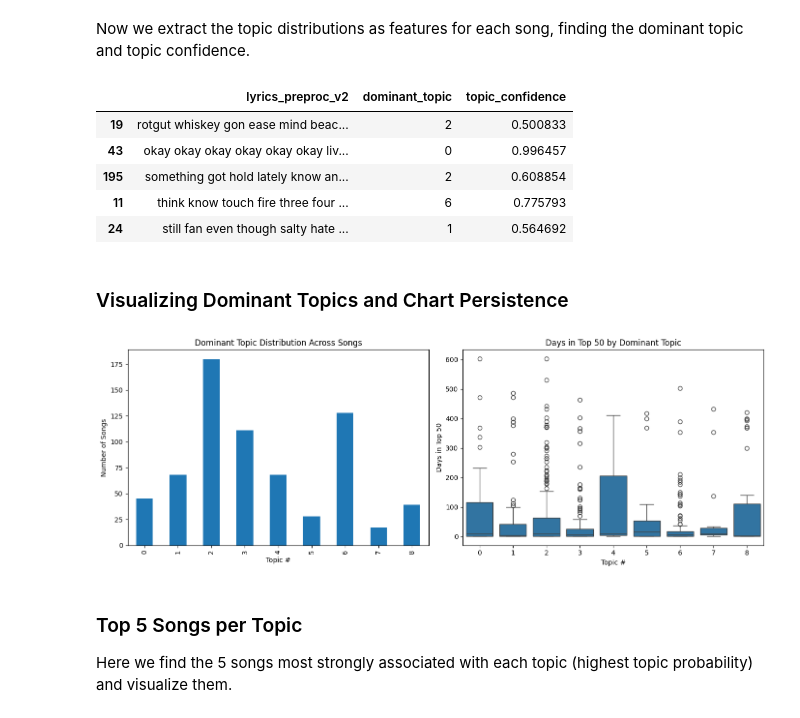
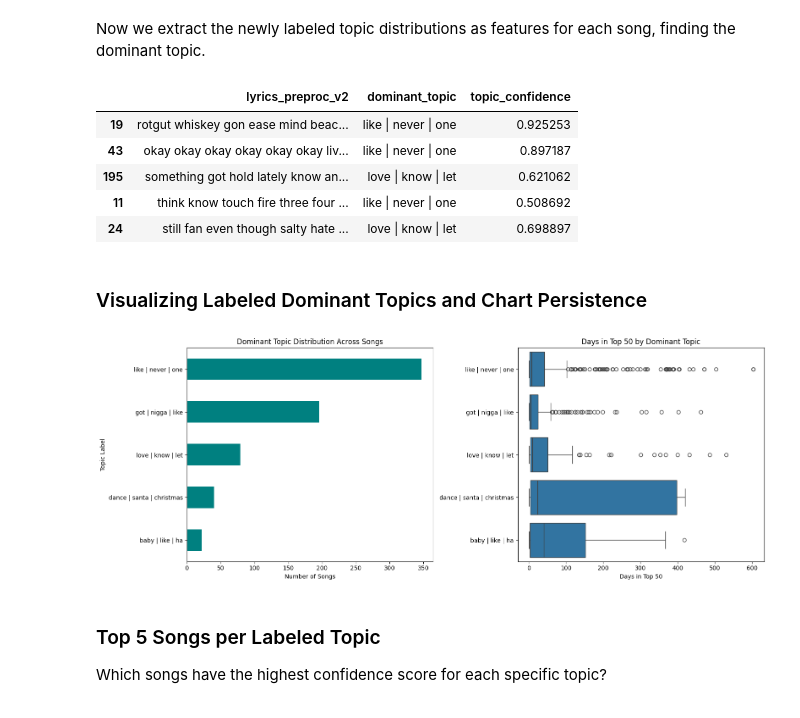
Before and after one commit to Manzife/Text-Mining, a Jupyter notebook: LDA_analysis.ipynb, the cells around one changed output. Saved outputs shown, nothing was run; the diff lists cells and outputs as text; code cells hidden in the pictures.

```diff
--- a/LDA_analysis.ipynb
+++ b/LDA_analysis.ipynb
@@ -90,58 +130,65 @@ Topic 8:  santa, need, like, wock, tell, real, cause, baby, make, want, town, lo
 # %% [markdown]
-Now we extract the topic distributions as features for each song, finding the dominant topic and topic confidence.
+Now we extract the newly labeled topic distributions as features for each song, finding the dominant topic.
 # %%
-# Step 5 — Extract Per-Song Topic Distributions
-topic_dist = lda_final.transform(count_matrix)  # shape: (790, K)
+# Step 6 — Extract Per-Song Topic Distributions
+def get_document_topics(bow):
+    # Gensim returns a list of (topic_id, probability) tuples
+    topic_probs = lda_final.get_document_topics(bow, minimum_probability=0.0)
+    # Convert to a flat list ordered by topic index 0 to K-1
+    return [prob for topic_id, prob in sorted(topic_probs, key=lambda x: x[0])]
 
-topic_cols = [f"topic_{i}" for i in range(K)]
+topic_dist = np.array([get_document_topics(bow) for bow in corpus])
+
+# Create column names using our extractive labels
+topic_cols = [topic_labels[i] for i in range(K)]
 topic_df = pd.DataFrame(topic_dist, columns=topic_cols, index=df.index)
 
-# Drop existing topic columns if we are re-running
-cols_to_drop = [c for c in df.columns if c in topic_cols or c in ["dominant_topic", "topic_confidence"]]
+# Drop existing topic columns if we are re-running to avoid duplicates
+cols_to_drop = [c for c in df.columns if '|' in c or c in ["dominant_topic", "topic_confidence"]]
 if cols_to_drop:
     df = df.drop(columns=cols_to_drop)
 
 # Add topic distributions to main dataframe
 df = pd.concat([df, topic_df], axis=1)
 
-# Step 6 — Derive a Summary Feature: Dominant Topic
-df["dominant_topic"] = topic_dist.argmax(axis=1)
-df["topic_confidence"] = topic_dist.max(axis=1)  # how "pure" the assignment is
+# Extract Dominant Topic Label
+dominant_idx = topic_dist.argmax(axis=1)
+df["dominant_topic"] = [topic_labels[i] for i in dominant_idx]
+df["topic_confidence"] = topic_dist.max(axis=1)
 
 df[["lyrics_preproc_v2", "dominant_topic", "topic_confidence"]].head()
 # %% [output]
 |  | lyrics_preproc_v2 | dominant_topic | topic_confidence |
-| 19 | rotgut whiskey gon ease mind beac... | 2 | 0.500833 |
-| 43 | okay okay okay okay okay okay liv... | 0 | 0.996457 |
-| 195 | something got hold lately know an... | 2 | 0.608854 |
-| 11 | think know touch fire three four ... | 6 | 0.775793 |
-| 24 | still fan even though salty hate ... | 1 | 0.564692 |
+| 19 | rotgut whiskey gon ease mind beac... | like | never | one | 0.925253 |
+| 43 | okay okay okay okay okay okay liv... | like | never | one | 0.897187 |
+| 195 | something got hold lately know an... | love | know | let | 0.621062 |
+| 11 | think know touch fire three four ... | like | never | one | 0.508692 |
+| 24 | still fan even though salty hate ... | love | know | let | 0.698897 |
 # %% [markdown]
-### Visualizing Dominant Topics and Chart Persistence
+### Visualizing Labeled Dominant Topics and Chart Persistence
 # %%
-# Step 7 — Visualize
-import seaborn as sns
-
-fig, axes = plt.subplots(1, 2, figsize=(14, 5))
+# Step 7 — Visualize with Descriptive Labels
+fig, axes = plt.subplots(1, 2, figsize=(16, 6))
 
 # a) Topic distribution across the corpus
-df["dominant_topic"].value_counts().sort_index().plot(kind='bar', ax=axes[0])
+feature_counts = df["dominant_topic"].value_counts()
+feature_counts.plot(kind='barh', ax=axes[0], color='teal')
 axes[0].set_title("Dominant Topic Distribution Across Songs")
-axes[0].set_xlabel("Topic #")
-axes[0].set_ylabel("Number of Songs")
+axes[0].set_xlabel("Number of Songs")
+axes[0].set_ylabel("Topic Label")
+axes[0].invert_yaxis() # Display largest category at the top
 
 # b) Topic vs. days_in_top50 (boxplot)
-sns.boxplot(x="dominant_topic", y="days_in_top50", data=df, ax=axes[1])
+sns.boxplot(y="dominant_topic", x="days_in_top50", data=df, ax=axes[1], order=feature_counts.index)
 axes[1].set_title("Days in Top 50 by Dominant Topic")
-axes[1].set_xlabel("Topic #")
-axes[1].set_ylabel("Days in Top 50")
+axes[1].set_xlabel("Days in Top 50")
+axes[1].set_ylabel("")
 
 plt.tight_layout()
 plt.show()
 # %% [output]
-[figure, old version]
+[figure, new version]
-# %% [markdown]
-### Top 5 Songs per Topic
-
-Here we find the 5 songs most strongly associated with each topic (highest topic probability) and visualize them.
+# %% [markdown]
+### Top 5 Songs per Labeled Topic
+Which songs have the highest confidence score for each specific topic?
 # %%
```
Also changed, not shown: parts of 18 cells of this notebook, 5 other files.
